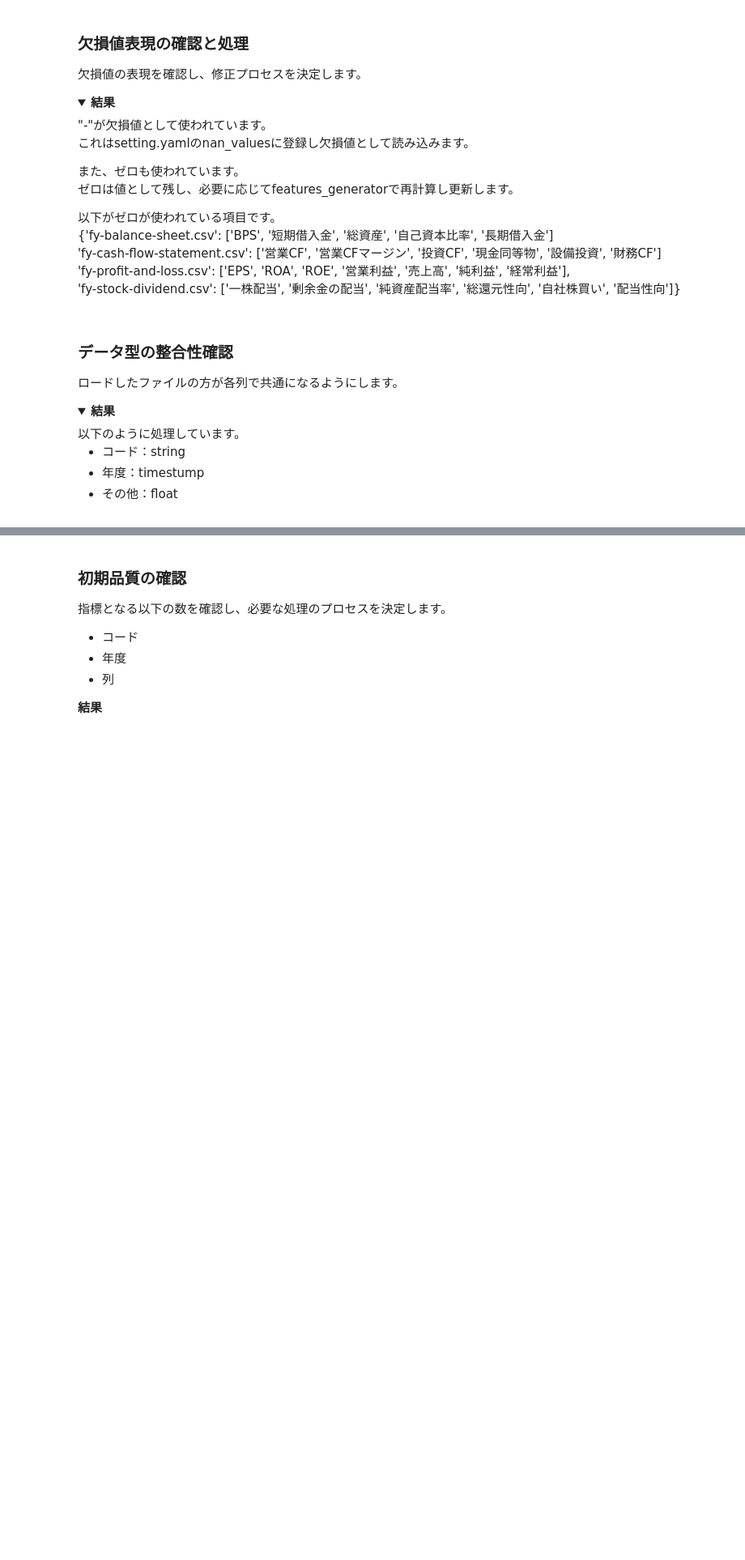
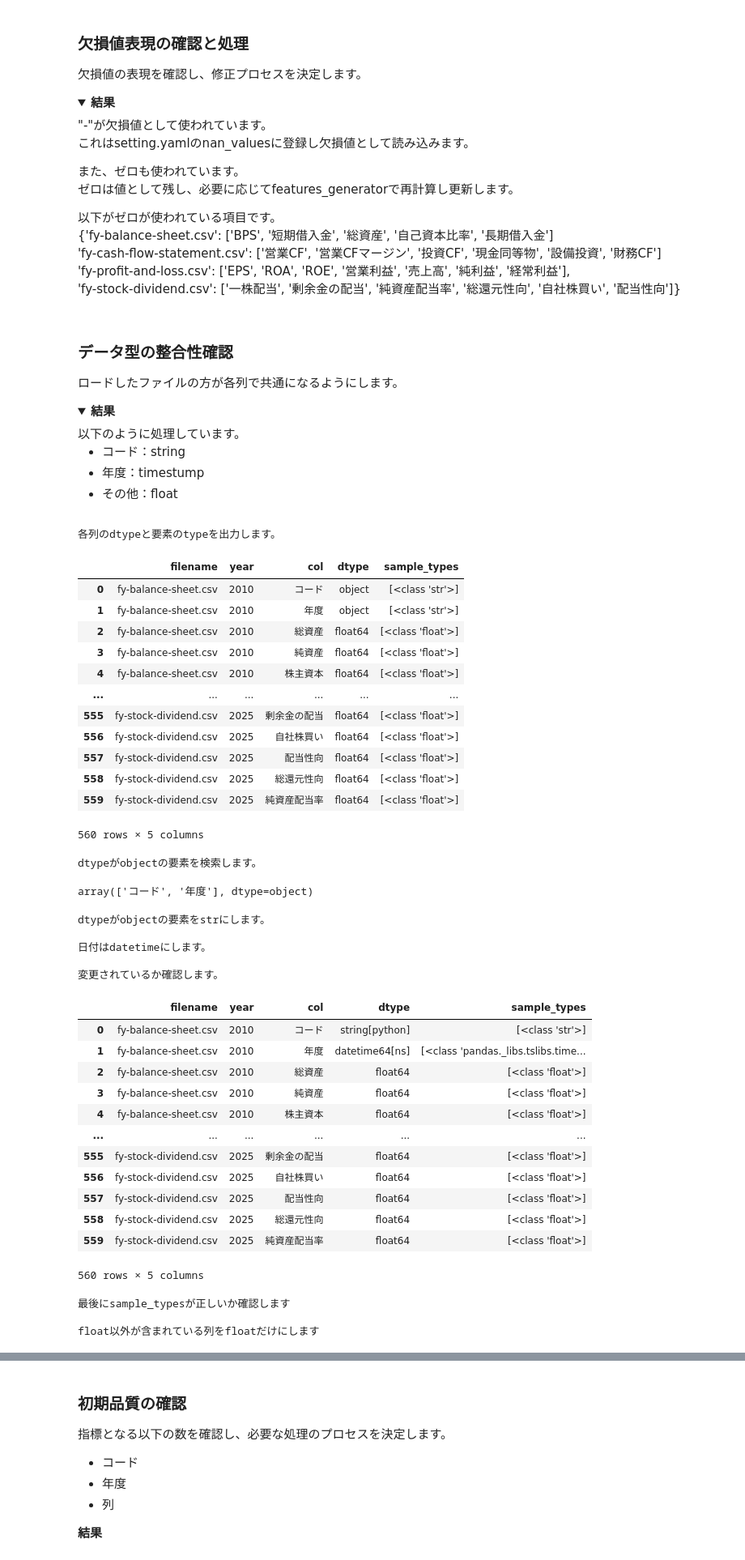
Before and after one commit to Tetibeam/003_stock_screening_preproc, a Jupyter notebook: 01_initial_creening.ipynb, the cells around one changed output, grey strips where cells are left out. Shown at 81% size. Drawn from its saved outputs; the diff is of its cells as text; code cells hidden in the pictures; folded sections open; blank space fills up the shorter version.

```diff
--- a/01_initial_creening.ipynb
+++ b/01_initial_creening.ipynb
@@ -120,7 +120,7 @@ df_placeholder_counts = pd.DataFrame(columns=FINAL_COLUMNS)
 current_index = 0
 for (filename,year), df in df_DATAs_BY_ALL_FILEs.items():
     for col in df:
-        ser = df[col].fillna("")
+        ser = df[col].fillna(pd.NA)
         ser_str = ser.astype(str)
         #display(ser_str)
         row_data_tuple = (
@@ -225,9 +225,9 @@ df_DATAs_BY_ALL_FILEs = dl.load_data_by_files(
 )
 
 print("")
-print("ハイフンを欠損にします。")
+print("ハイフンを欠損値にします。")
 df_missing_value_change = {
-    (filename, year): df.replace("-", np.nan)
+    (filename, year): df.replace("-", pd.NA)
     for (filename, year), df in df_DATAs_BY_ALL_FILEs.items()
 }
 display(df_missing_value_change)
@@ -283,12 +283,17 @@ df_type_change = {
     for (filename, year), df in df_type_to_float.items()
 }
 #display(df_type_change)
-
+print("")
+print("日付はdatetimeにします。")
+df_type_change = {
+    (filename, year): df.assign(年度=pd.to_datetime(df["年度"], format="%Y/%m"))
+    for (filename, year), df in df_type_change.items()
+}
 print("")
 print("変更されているか確認します。")
 df_type = check_column_types(df_type_change)
 #display(df_type[df_type["dtype"] == "object"]["col"].unique())
-#display(df_type)
+display(df_type)
 
 print("")
 print("最後にsample_typesが正しいか確認します")
@@ -296,30 +301,68 @@ def chk_sample_type(df_type):
     SAMPLE_TYPES_COLUMNS = ["col", "sample_types"]
     df_sample_types = pd.DataFrame(columns=SAMPLE_TYPES_COLUMNS)
     col_list = df_type["col"].unique().tolist()
     current_index=0
     for col in col_list:
         row_data_tuple = (
             col,
             df_type[df_type["col"]==col]["sample_types"].astype(str).unique()
         )
         df_sample_types.loc[current_index, SAMPLE_TYPES_COLUMNS] = row_data_tuple
         current_index +=1
     return df_sample_types
 df_sample_types = chk_sample_type(df_type)
 #display(df_sample_types)
 
 print("")
 print("float以外が含まれている列をfloatだけにします")
 float_cols = df_sample_types[df_sample_types["sample_types"].astype(str).str.contains("int")]
 float_cols = float_cols["col"].to_list()
 df_type_change = {
     (filename, year): df.assign(**{
         col: df[col].astype(float)
         for col in float_cols
         if col in df.columns
     })
     for (filename, year), df in df_type_change.items()
 }
 df_type = check_column_types(df_type_change)
 df_sample_types = chk_sample_type(df_type)
 display(df_sample_types)
+# %% [output]
+各列のdtypeと要素のtypeを出力します。
+|  | filename | year | col | dtype | sample_types |
+| 0 | fy-balance-sheet.csv | 2010 | コード | object | [<class 'str'>] |
+| 1 | fy-balance-sheet.csv | 2010 | 年度 | object | [<class 'str'>] |
+| 2 | fy-balance-sheet.csv | 2010 | 総資産 | float64 | [<class 'float'>] |
+| 3 | fy-balance-sheet.csv | 2010 | 純資産 | float64 | [<class 'float'>] |
+| 4 | fy-balance-sheet.csv | 2010 | 株主資本 | float64 | [<class 'float'>] |
+| ... | ... | ... | ... | ... | ... |
+| 555 | fy-stock-dividend.csv | 2025 | 剰余金の配当 | float64 | [<class 'float'>] |
+| 556 | fy-stock-dividend.csv | 2025 | 自社株買い | float64 | [<class 'float'>] |
+| 557 | fy-stock-dividend.csv | 2025 | 配当性向 | float64 | [<class 'float'>] |
+| 558 | fy-stock-dividend.csv | 2025 | 総還元性向 | float64 | [<class 'float'>] |
+| 559 | fy-stock-dividend.csv | 2025 | 純資産配当率 | float64 | [<class 'float'>] |
+560 rows × 5 columns
+dtypeがobjectの要素を検索します。
+array(['コード', '年度'], dtype=object)
+dtypeがobjectの要素をstrにします。
+
+日付はdatetimeにします。
+
+変更されているか確認します。
+|  | filename | year | col | dtype | sample_types |
+| 0 | fy-balance-sheet.csv | 2010 | コード | string[python] | [<class 'str'>] |
+| 1 | fy-balance-sheet.csv | 2010 | 年度 | datetime64[ns] | [<class 'pandas._libs.tslibs.time... |
+| 2 | fy-balance-sheet.csv | 2010 | 総資産 | float64 | [<class 'float'>] |
+| 3 | fy-balance-sheet.csv | 2010 | 純資産 | float64 | [<class 'float'>] |
+| 4 | fy-balance-sheet.csv | 2010 | 株主資本 | float64 | [<class 'float'>] |
+| ... | ... | ... | ... | ... | ... |
+| 555 | fy-stock-dividend.csv | 2025 | 剰余金の配当 | float64 | [<class 'float'>] |
+| 556 | fy-stock-dividend.csv | 2025 | 自社株買い | float64 | [<class 'float'>] |
+| 557 | fy-stock-dividend.csv | 2025 | 配当性向 | float64 | [<class 'float'>] |
+| 558 | fy-stock-dividend.csv | 2025 | 総還元性向 | float64 | [<class 'float'>] |
+| 559 | fy-stock-dividend.csv | 2025 | 純資産配当率 | float64 | [<class 'float'>] |
+560 rows × 5 columns
+最後にsample_typesが正しいか確認します
+
+float以外が含まれている列をfloatだけにします
```
Also changed, not shown: parts of 6 cells of this notebook, 4 other files.
